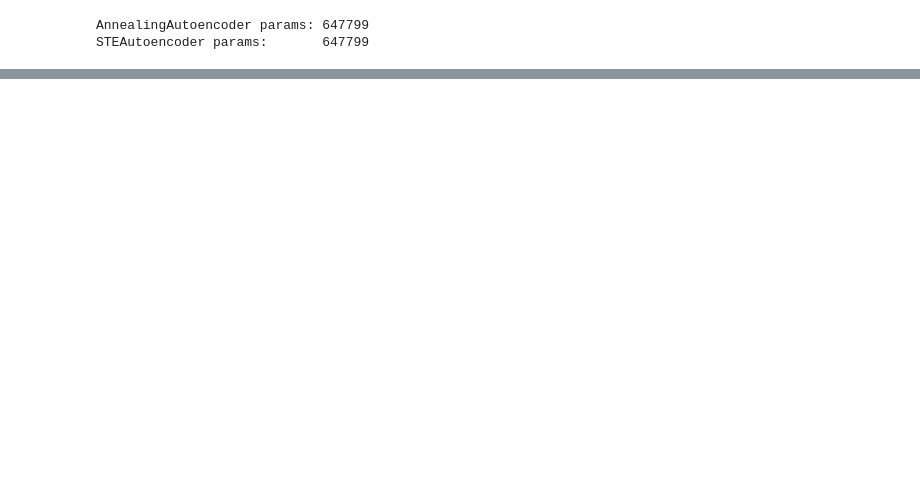
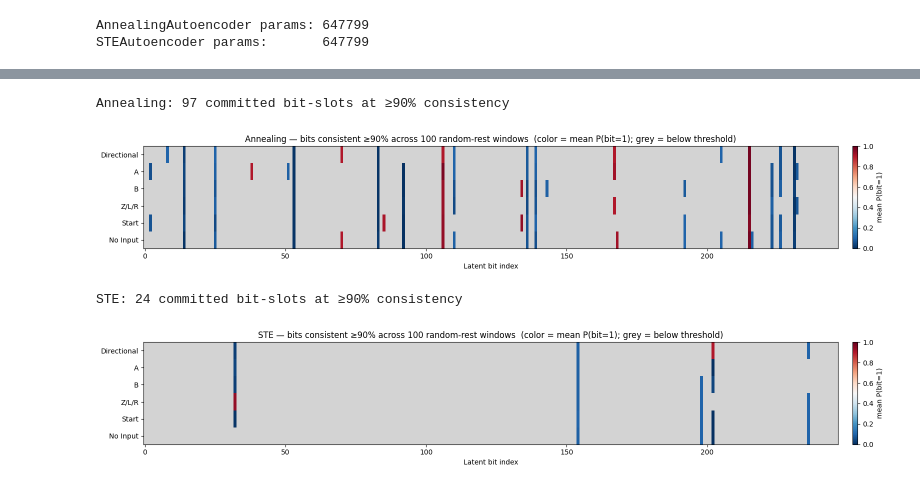
Before and after one commit to arosen64/mario_autoencoder, a Jupyter notebook: main.ipynb, the cells around one changed output, grey strips where cells are left out. Drawn from its saved outputs; the diff is of its cells as text; code cells hidden in the pictures; blank space fills up the shorter version.

```diff
--- a/main.ipynb
+++ b/main.ipynb
@@ -408,0 +580,56 @@ KeyboardInterrupt:
+# %%
+
+def bits_for_windows(model, windows, chunk=256):
+    model.eval()
+    parts = []
+    with torch.no_grad():
+        for s in range(0, len(windows), chunk):
+            x = windows[s:s+chunk].to(device)
+            _, z = model(x.view(x.size(0), -1))
+            parts.append((z > 0.5).cpu().numpy().astype(np.float32))
+    return np.concatenate(parts, axis=0)   # (n, LATENT_DIM)
+
+
+torch.manual_seed(42)
+N_RANDOM   = 100
+THRESHOLD  = 0.90
+eye        = torch.eye(INPUT_DIM)
+
+rest_idx     = torch.randint(0, INPUT_DIM, (N_RANDOM, WINDOW_SIZE - 1))
+shared_rests = eye[rest_idx]   # (100, 63, 6)
+
+for model_name, model in [("Annealing", annealing_model), ("STE", ste_model)]:
+
+    # Store actual mean values; mask out anything below threshold
+    display = np.full((INPUT_DIM, LATENT_DIM), np.nan)
+    for first_cat in range(INPUT_DIM):
+        first   = eye[first_cat].unsqueeze(0).unsqueeze(0).expand(N_RANDOM, 1, -1)
+        windows = torch.cat([first, shared_rests], dim=1)
+        mean    = bits_for_windows(model, windows).mean(axis=0)   # (247,)
+        mask    = (mean >= THRESHOLD) | (mean <= 1 - THRESHOLD)
+        display[first_cat, mask] = mean[mask]
+
+    n_committed = (~np.isnan(display)).sum()
+    print(f"{model_name}: {n_committed} committed bit-slots at ≥{int(THRESHOLD*100)}% consistency")
+
+    cmap = plt.cm.RdBu_r.copy()
+    cmap.set_bad(color="lightgrey")
+
+    fig, ax = plt.subplots(figsize=(16, 3))
+    im = ax.imshow(display, aspect="auto", vmin=0, vmax=1,
+                   cmap=cmap, interpolation="nearest")
+    ax.set_yticks(range(INPUT_DIM))
+    ax.set_yticklabels(CAT_NAMES)
+    ax.set_xlabel("Latent bit index")
+    ax.set_title(
+        f"{model_name} — bits consistent ≥{int(THRESHOLD*100)}% across {N_RANDOM} random-rest windows  "
+        f"(color = mean P(bit=1); grey = below threshold)"
+    )
+    fig.colorbar(im, ax=ax, fraction=0.02, pad=0.02, label="mean P(bit=1)")
+    plt.tight_layout()
+    plt.show()
+# %% [output]
+Annealing: 97 committed bit-slots at ≥90% consistency
+[figure, added]
+STE: 24 committed bit-slots at ≥90% consistency
+[figure, added]
```
Also changed, not shown: parts of 12 cells of this notebook.
